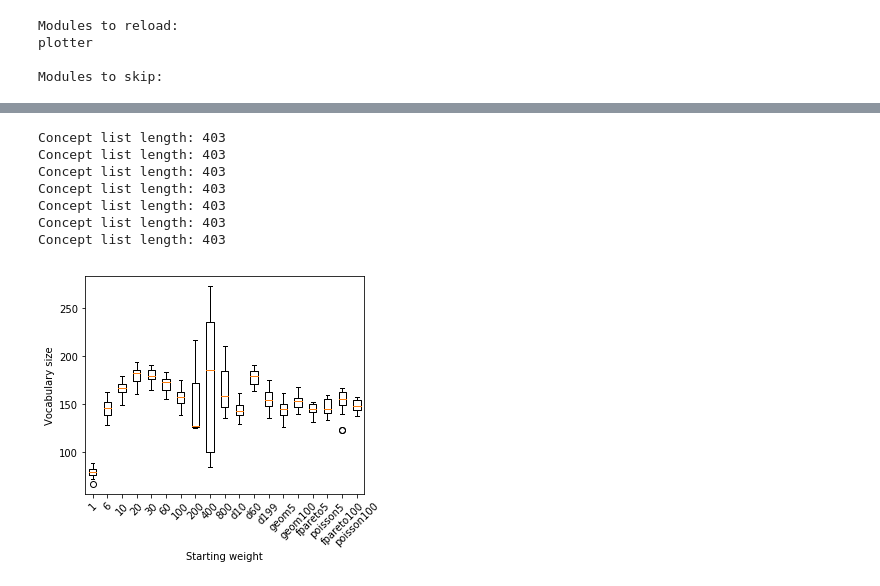
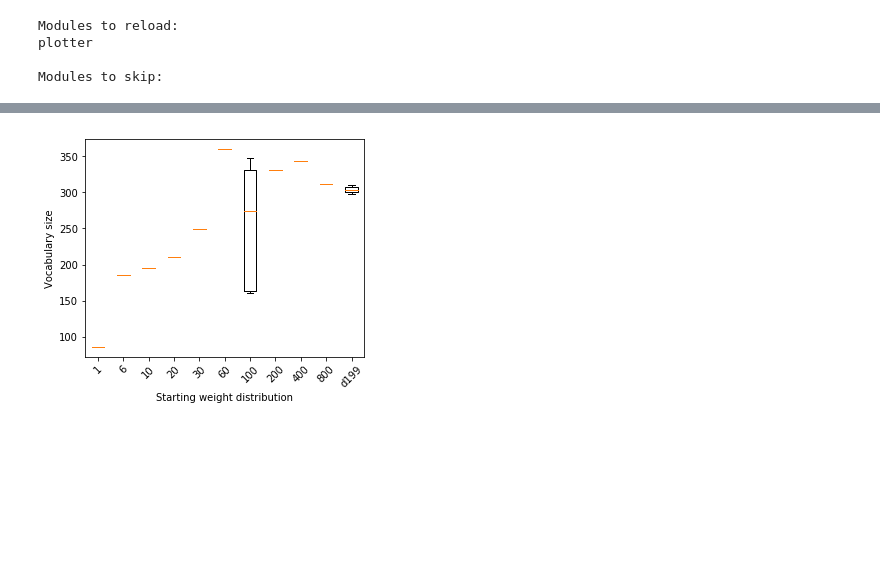
Before and after one commit to Anaphory/simuling, a Jupyter notebook: evaluation/PlotBasicStats-weight.ipynb, the cells around one changed output, grey strips where cells are left out. Saved outputs shown, nothing was run; the diff lists cells and outputs as text; code cells hidden in the pictures; blank space fills up the shorter version.

```diff
--- a/evaluation/PlotBasicStats-weight.ipynb
+++ b/evaluation/PlotBasicStats-weight.ipynb
@@ -27,2 +13,0 @@ Concept list length: 403
-# %%
-n, p, s = plotter.load(key)
@@ -37,14 +14,10 @@ Concept list length: 403
+# %%
+xaxis = "Starting weight distribution"
+n, p, s = plotter.load(plotter.property_key("i"))
 # %%
 labels = sorted(sorted(n.keys()), key=len)
 # %%
-plotter.plot_something(n, labels, key.__doc__, "Vocabulary size")
+plotter.plot_something(n, labels, xaxis, "Vocabulary size")
 # %% [output]
-Concept list length: 403
-Concept list length: 403
-Concept list length: 403
-Concept list length: 403
-Concept list length: 403
-Concept list length: 403
-Concept list length: 403
-[figure, old version]
+[figure, new version]
 # %%
```
Also changed, not shown: parts of 4 cells of this notebook, 5 other files.
